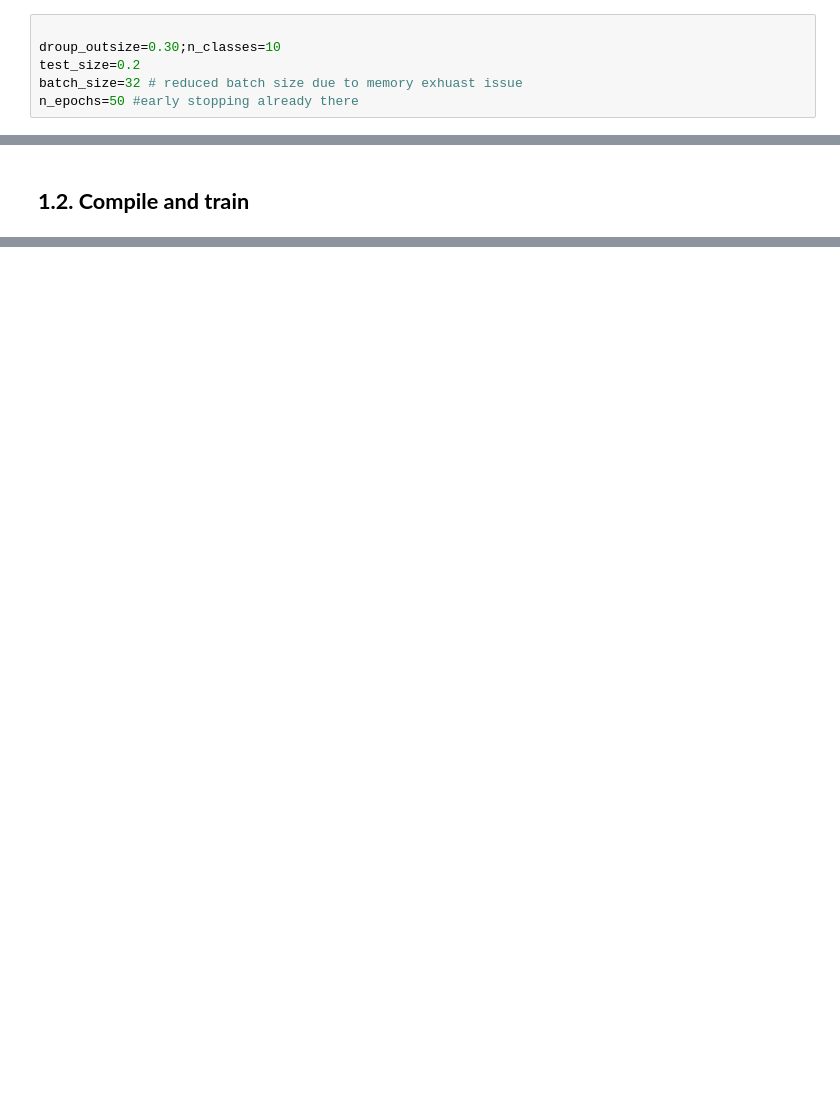
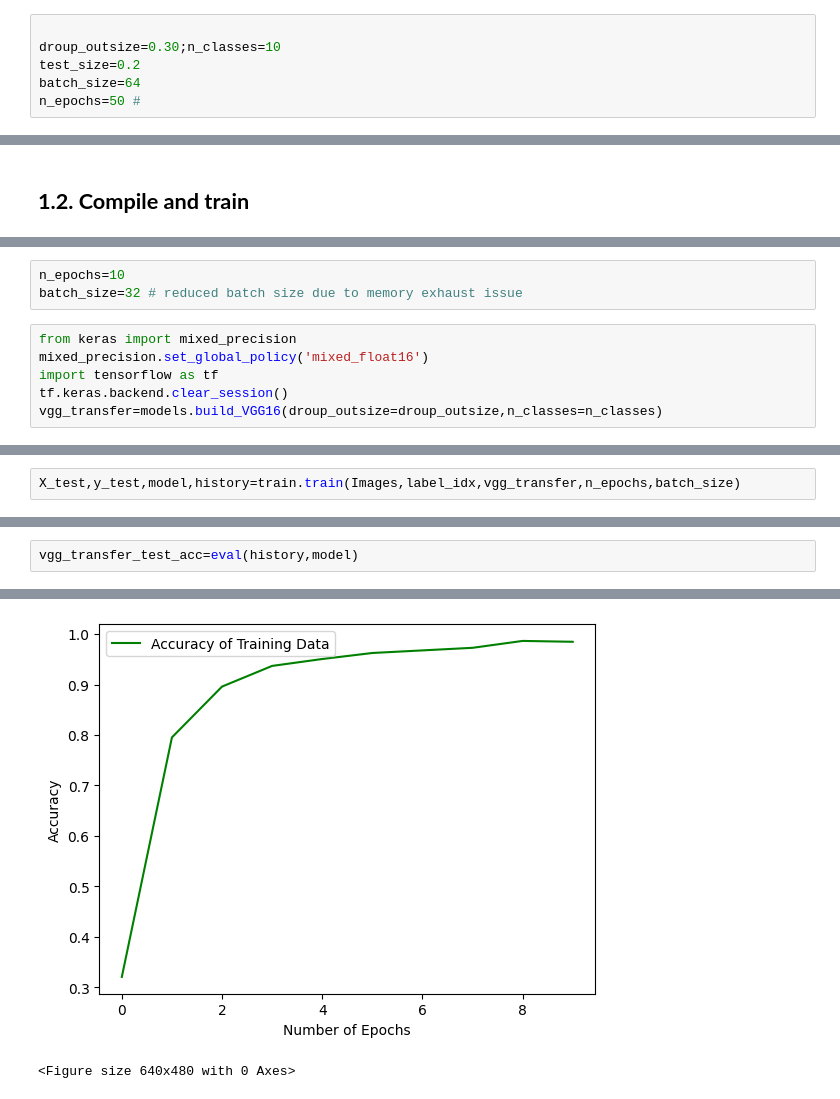
Before and after one commit to upratham/DL-CNN, a Jupyter notebook: src/eval.ipynb, the cells around one changed output, grey strips where cells are left out. Cells and saved outputs as stored; diff of their text form; blank space fills up the shorter version.

```diff
--- a/src/eval.ipynb
+++ b/src/eval.ipynb
@@ -49,6 +58,6 @@ plt.show()
 
 droup_outsize=0.30;n_classes=10
 test_size=0.2
-batch_size=32 # reduced batch size due to memory exhuast issue
-n_epochs=50 #early stopping already there
+batch_size=64
+n_epochs=50 #
 # %%
@@ -128,0 +169,9 @@ Text(58.222222222222214, 0.5, 'Truth')
+# %%
+n_epochs=10
+batch_size=32 # reduced batch size due to memory exhaust issue
+# %%
+from keras import mixed_precision
+mixed_precision.set_global_policy('mixed_float16')
+import tensorflow as tf
+tf.keras.backend.clear_session()
+vgg_transfer=models.build_VGG16(droup_outsize=droup_outsize,n_classes=n_classes)
@@ -128,0 +198,2 @@ Text(58.222222222222214, 0.5, 'Truth')
+# %%
+X_test,y_test,model,history=train.train(Images,label_idx,vgg_transfer,n_epochs,batch_size)
@@ -128,0 +221,3 @@ Text(58.222222222222214, 0.5, 'Truth')
+# %%
+vgg_transfer_test_acc=eval(history,model)
+# %% [output]
@@ -128,0 +242,2 @@ Text(58.222222222222214, 0.5, 'Truth')
+[figure, added]
+<Figure size 640x480 with 0 Axes>
```
Also changed, not shown: parts of 15 cells of this notebook, 4 other files.
